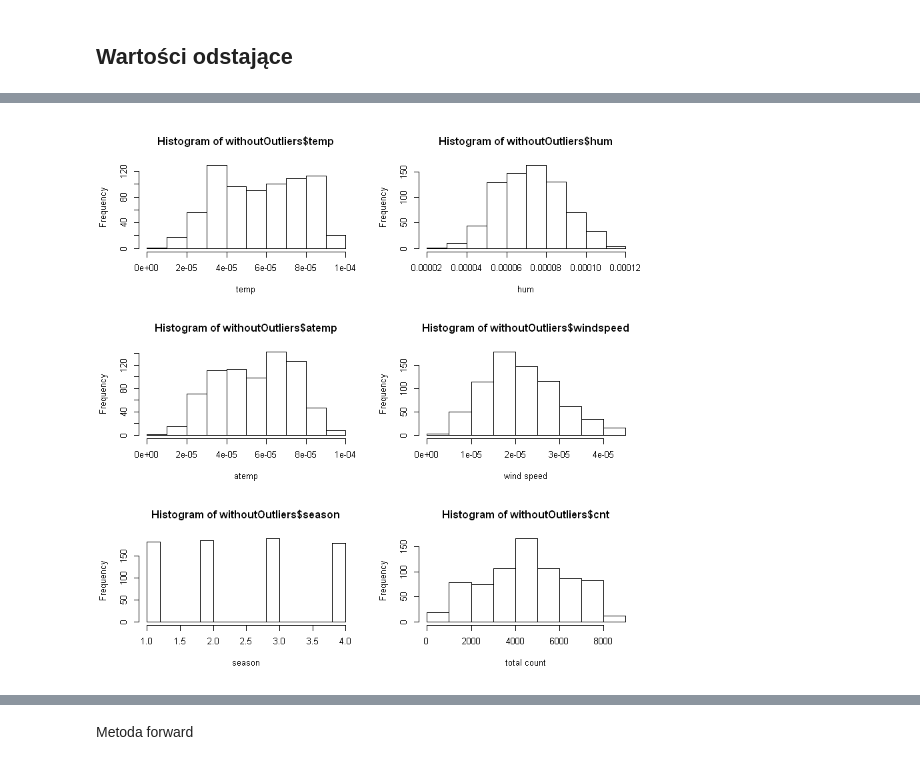
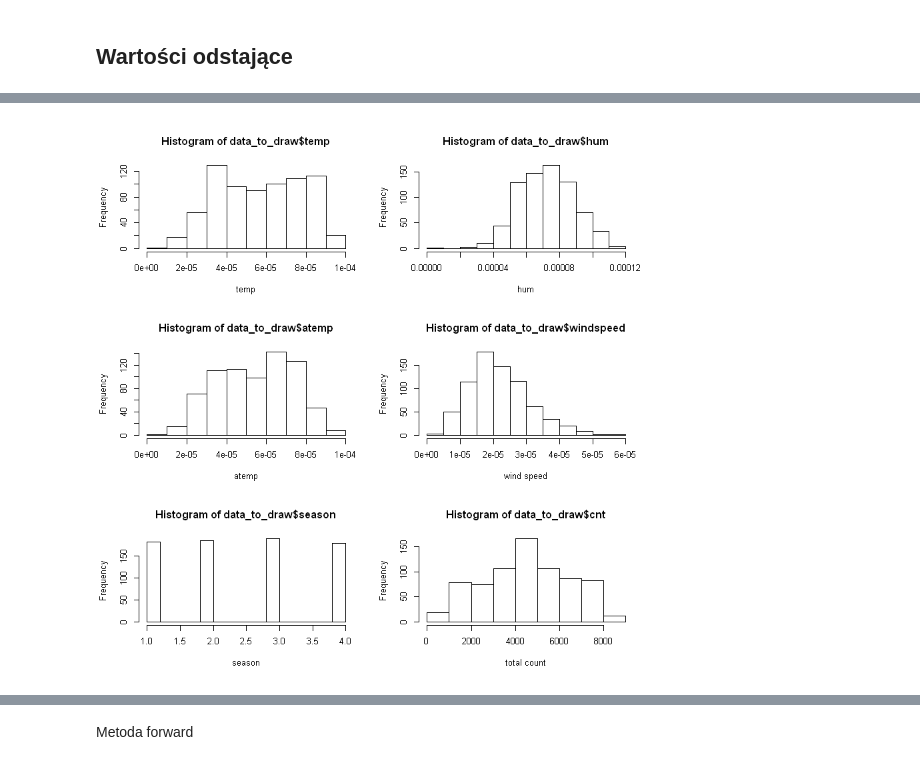
Before and after one commit to durden2/regression_models_pk, a Jupyter notebook: Preprocessing.ipynb, the cells around one changed output, grey strips where cells are left out. Drawn from its saved outputs; the diff is of its cells as text; code cells hidden in the pictures.

```diff
--- a/Preprocessing.ipynb
+++ b/Preprocessing.ipynb
@@ -125,7 +144,9 @@ hist(normalized$cnt, xlab = 'total count')
 # %% [markdown]
 ## Dodaje kolumnę z procentowym udziałem zarejestrowanych userów w całości cnt wypozyczonych rowerow
 # %%
-data_p <- data.frame(normalized, 'registered' = (normalized$registered / normalized$cnt))
+data_to_add_column <- normalized
+
+data_p <- data.frame(data_to_add_column, 'registered' = (data_to_add_column$registered / data_to_add_column$cnt))
 data_p$registered = data_p$registered.1
 keeps <- c("temp","atemp",  "hum", "windspeed", "registered", "cnt", "season")
 data_p = data_p[keeps]
@@ -143,11 +164,14 @@ write.csv(data_p, file = "day_with_registered_percent")
 # %% [markdown]
 ## Wartości odstające
 # %%
+data_to_draw <- data_p
+
 par(mfrow=c(1, 5))
 
-boxplot(data_p$hum, main="hum")
-boxplot(data_p$temp, main="temp")
-boxplot(data_p$atemp, main="atemp")
-boxplot(data_p$windspeed, main="windspeed")
-boxplot(data_p$registered, main="registered")
+boxplot(data_to_draw$hum, main="hum")
+boxplot(data_to_draw$temp, main="temp")
+boxplot(data_to_draw$atemp, main="atemp")
+boxplot(data_to_draw$windspeed, main="windspeed")
+boxplot(data_to_draw$registered, main="registered")
+tail(data_p)
 # %% [output]
@@ -219,11 +186,11 @@ boxplot(withoutOutliers$registered, main="registered")
 # %%
 par(mfrow = c(3,2))
 
-hist(withoutOutliers$temp, xlab = 'temp')
-hist(withoutOutliers$hum, xlab = 'hum')
-hist(withoutOutliers$atemp, xlab = 'atemp')
-hist(withoutOutliers$windspeed, xlab = 'wind speed')
-hist(withoutOutliers$season, xlab = 'season')
-hist(withoutOutliers$cnt, xlab = 'total count')
+hist(data_to_draw$temp, xlab = 'temp')
+hist(data_to_draw$hum, xlab = 'hum')
+hist(data_to_draw$atemp, xlab = 'atemp')
+hist(data_to_draw$windspeed, xlab = 'wind speed')
+hist(data_to_draw$season, xlab = 'season')
+hist(data_to_draw$cnt, xlab = 'total count')
 # %% [output]
-[figure, old version]
+[figure, new version]
```
Also changed, not shown: parts of 31 cells of this notebook.
